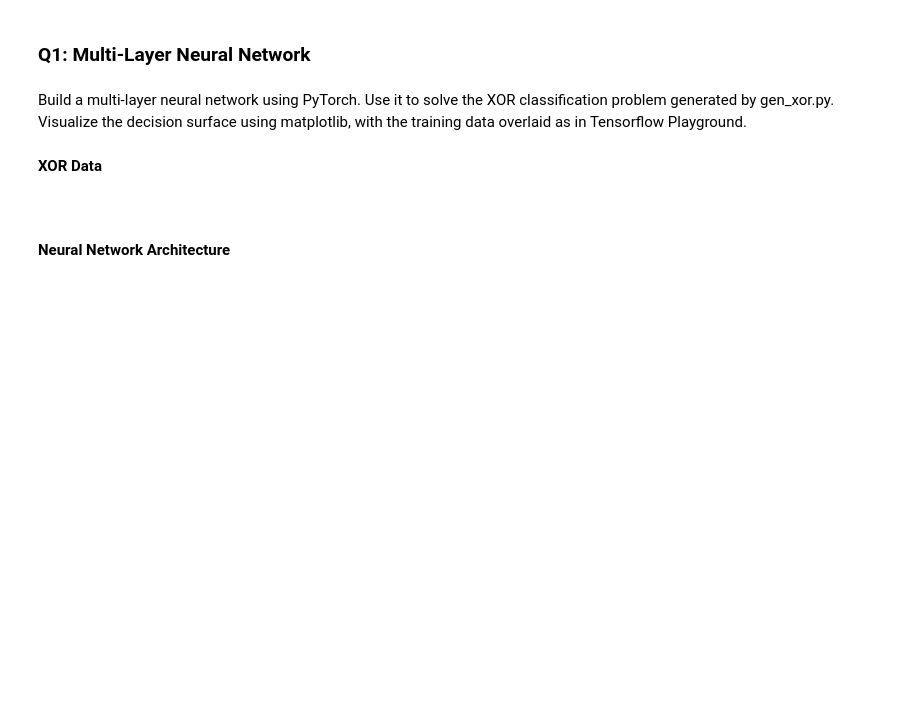
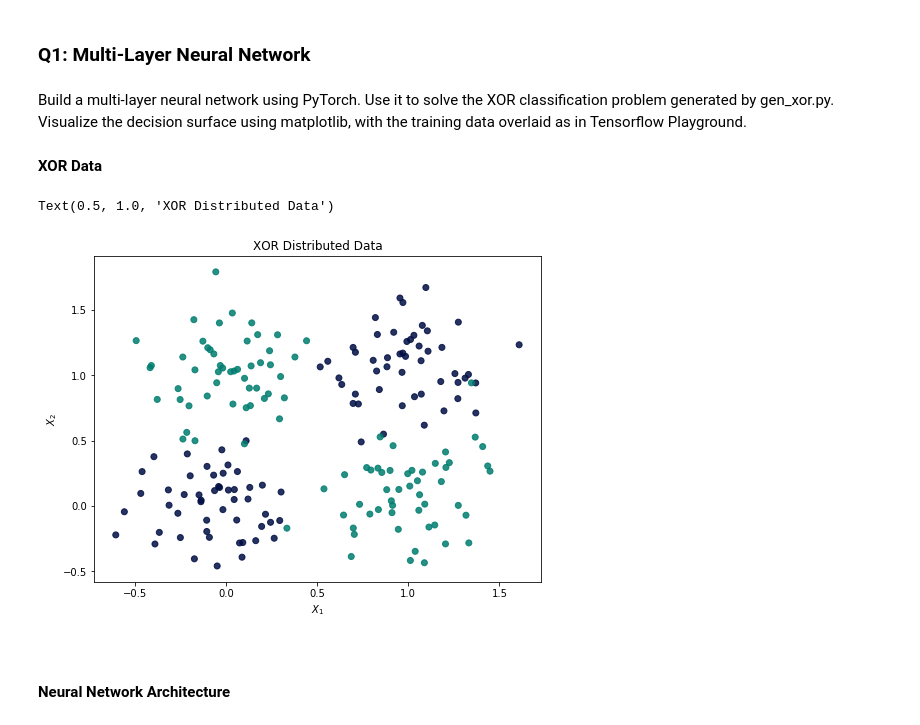
Before and after one commit to GuillemAmatCastello/Natural_Language_Processing, a Jupyter notebook: Team Projects/Neural Network/Neural_Network.ipynb, the cells around one changed output. Saved outputs shown, nothing was run; the diff lists cells and outputs as text; code cells hidden in the pictures; blank space fills up the shorter version.

```diff
--- a/Team Projects/Neural Network/Neural_Network.ipynb
+++ b/Team Projects/Neural Network/Neural_Network.ipynb
@@ -43,6 +44,17 @@ def gen_xor():
     return X, Y
 # %%
 X, y = gen_xor()
+# %%
+# Plotting the data
+plt.figure(figsize = (8, 6))
+
+plt.scatter(X[:, 0], X[:, 1], c = y, cmap = ListedColormap(['#000E43', '#007D6F']), alpha = 0.85)
+plt.xlabel('$X_{1}$')
+plt.ylabel('$X_{2}$')
+plt.title('XOR Distributed Data')
+# %% [output]
+Text(0.5, 1.0, 'XOR Distributed Data')
+[figure, added]
 # %% [markdown]
 <br>
 # %% [markdown]
```
Also changed, not shown: parts of 20 cells of this notebook, 1 other file.
